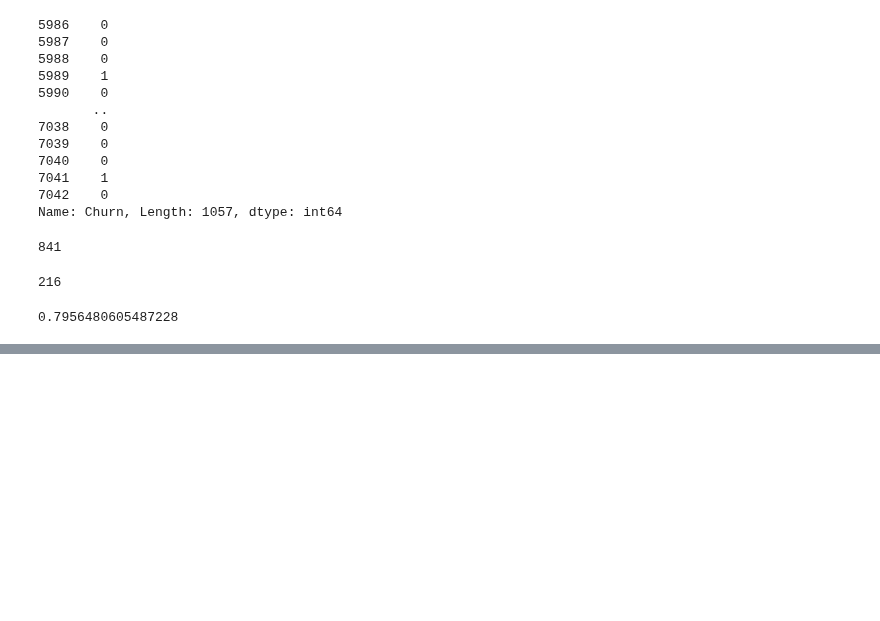
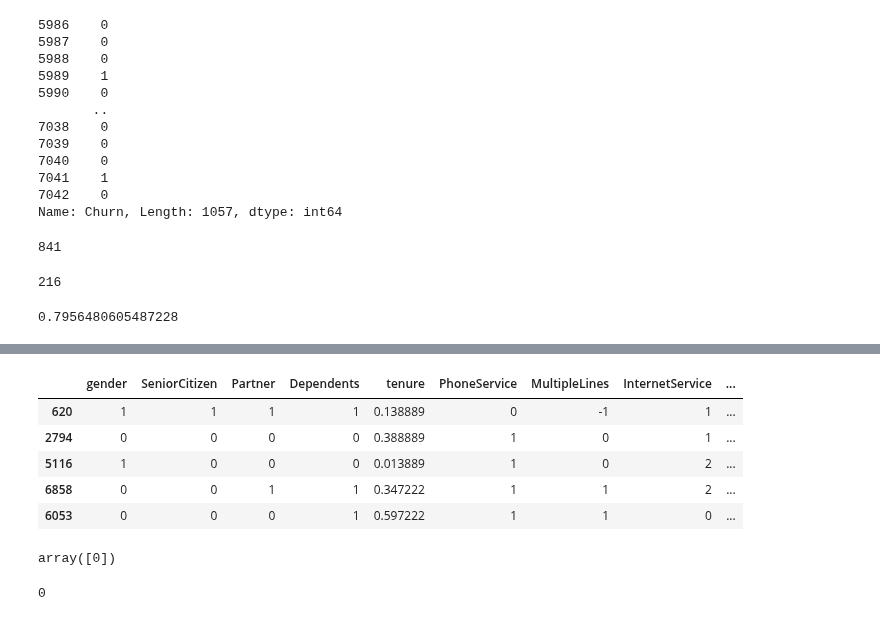
Before and after one commit to yuchild/erik_interviewqs, a Jupyter notebook: avg_lifetime_value_of_customers.ipynb, the cells around one changed output, grey strips where cells are left out. Cells and saved outputs as stored; diff of their text form; code cells hidden in the pictures; blank space fills up the shorter version.

Commit message:
Updated 2021-10-30 Life Time Value

```diff
--- a/avg_lifetime_value_of_customers.ipynb
+++ b/avg_lifetime_value_of_customers.ipynb
@@ -613,0 +659,15 @@ correct / (correct + incorrect)
+# %%
+# normalize TotalCharges
+tc_min = df['TotalCharges'].min()
+tc_max = df['TotalCharges'].max()
+tc_range = tc_max - tc_min
+
+df['TotalCharges'] = (df['TotalCharges'] - tc_min) / tc_range
+df.sample(5)
+# %% [output]
+|  | gender | SeniorCitizen | Partner | Dependents | tenure | PhoneService | MultipleLines | InternetService | ... |
+| 620 | 1 | 1 | 1 | 1 | 0.138889 | 0 | -1 | 1 | ... |
+| 2794 | 0 | 0 | 0 | 0 | 0.388889 | 1 | 0 | 1 | ... |
+| 5116 | 1 | 0 | 0 | 0 | 0.013889 | 1 | 0 | 2 | ... |
+| 6858 | 0 | 0 | 1 | 1 | 0.347222 | 1 | 1 | 2 | ... |
+| 6053 | 0 | 0 | 0 | 1 | 0.597222 | 1 | 1 | 0 | ... |
@@ -613,0 +684,8 @@ correct / (correct + incorrect)
+# %%
+rfc_norm.predict(X_test.iloc[-1].values.reshape(1,-1))
+# %% [output]
+array([0])
+# %%
+y_test.iloc[-1]
+# %% [output]
+0
```
Also changed, not shown: parts of 26 cells of this notebook.
